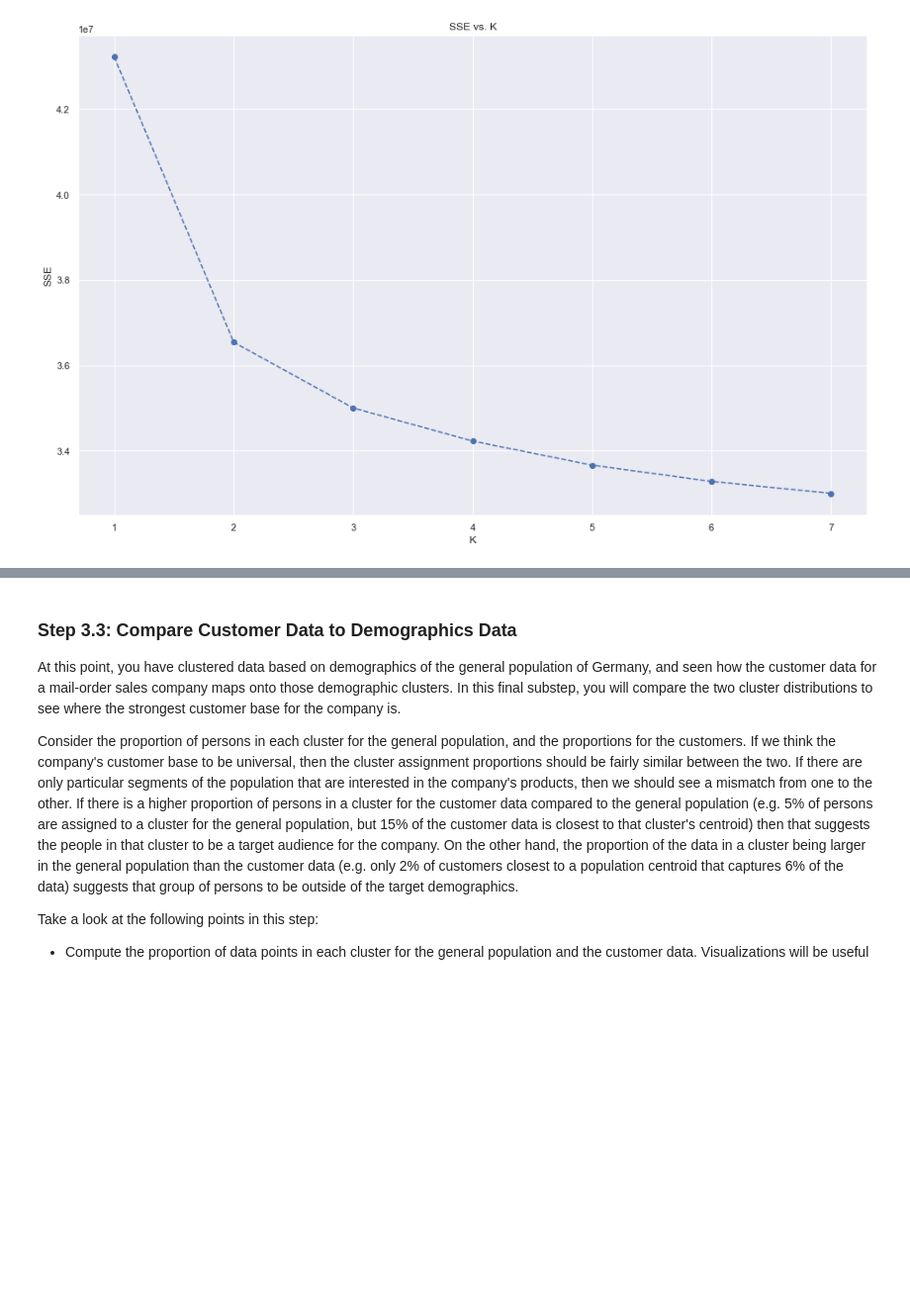
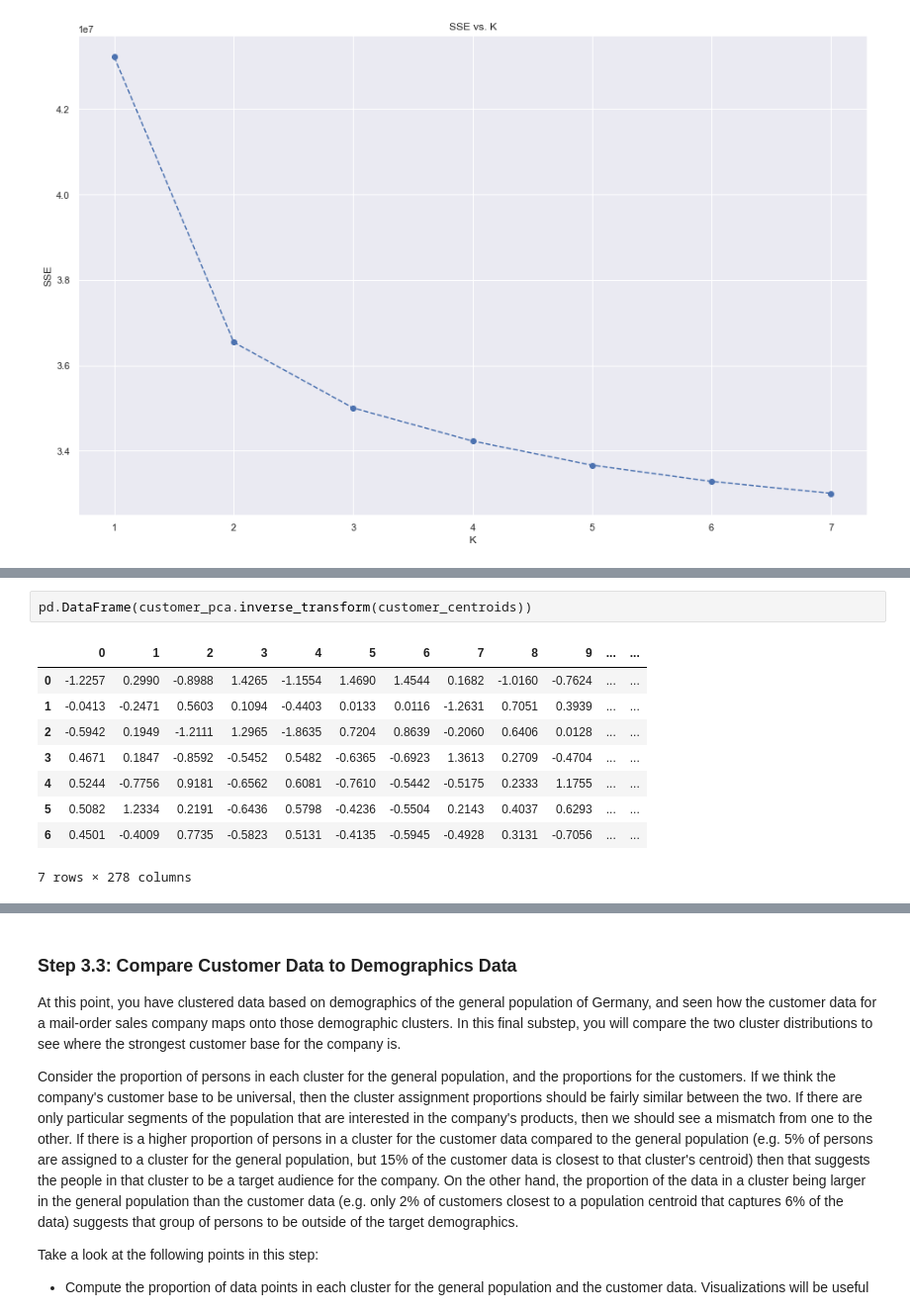
Before and after one commit to samlexrod/identifying_customer_segments, a Jupyter notebook: Identify_Customer_Segments.ipynb, the cells around one changed output, grey strips where cells are left out. Shown at 99% size. Cells and saved outputs as stored; diff of their text form; blank space fills up the shorter version.

```diff
--- a/Identify_Customer_Segments.ipynb
+++ b/Identify_Customer_Segments.ipynb
@@ -2341,0 +2400,12 @@ pd.DataFrame(customer_centroids, index=['Customer_{}'.format(x) for x in range(1
+# %%
+pd.DataFrame(customer_pca.inverse_transform(customer_centroids))
+# %% [output]
+|  | 0 | 1 | 2 | 3 | 4 | 5 | 6 | 7 | 8 | 9 | ... | ... |
+| 0 | -1.2257 | 0.2990 | -0.8988 | 1.4265 | -1.1554 | 1.4690 | 1.4544 | 0.1682 | -1.0160 | -0.7624 | ... | ... |
+| 1 | -0.0413 | -0.2471 | 0.5603 | 0.1094 | -0.4403 | 0.0133 | 0.0116 | -1.2631 | 0.7051 | 0.3939 | ... | ... |
+| 2 | -0.5942 | 0.1949 | -1.2111 | 1.2965 | -1.8635 | 0.7204 | 0.8639 | -0.2060 | 0.6406 | 0.0128 | ... | ... |
+| 3 | 0.4671 | 0.1847 | -0.8592 | -0.5452 | 0.5482 | -0.6365 | -0.6923 | 1.3613 | 0.2709 | -0.4704 | ... | ... |
+| 4 | 0.5244 | -0.7756 | 0.9181 | -0.6562 | 0.6081 | -0.7610 | -0.5442 | -0.5175 | 0.2333 | 1.1755 | ... | ... |
+| 5 | 0.5082 | 1.2334 | 0.2191 | -0.6436 | 0.5798 | -0.4236 | -0.5504 | 0.2143 | 0.4037 | 0.6293 | ... | ... |
+| 6 | 0.4501 | -0.4009 | 0.7735 | -0.5823 | 0.5131 | -0.4135 | -0.5945 | -0.4928 | 0.3131 | -0.7056 | ... | ... |
+7 rows × 278 columns
```
Also changed, not shown: parts of 44 cells of this notebook.
